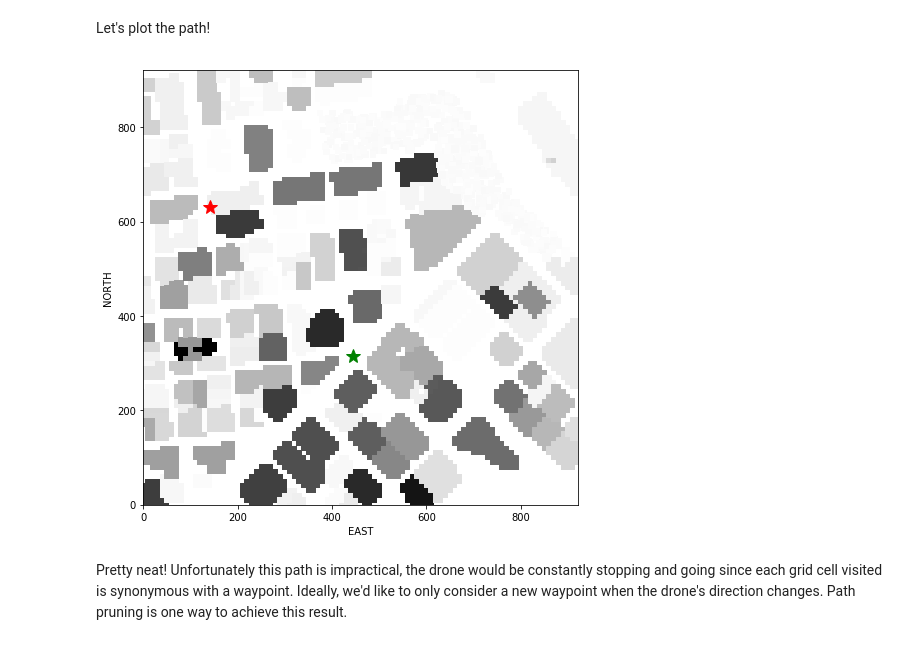
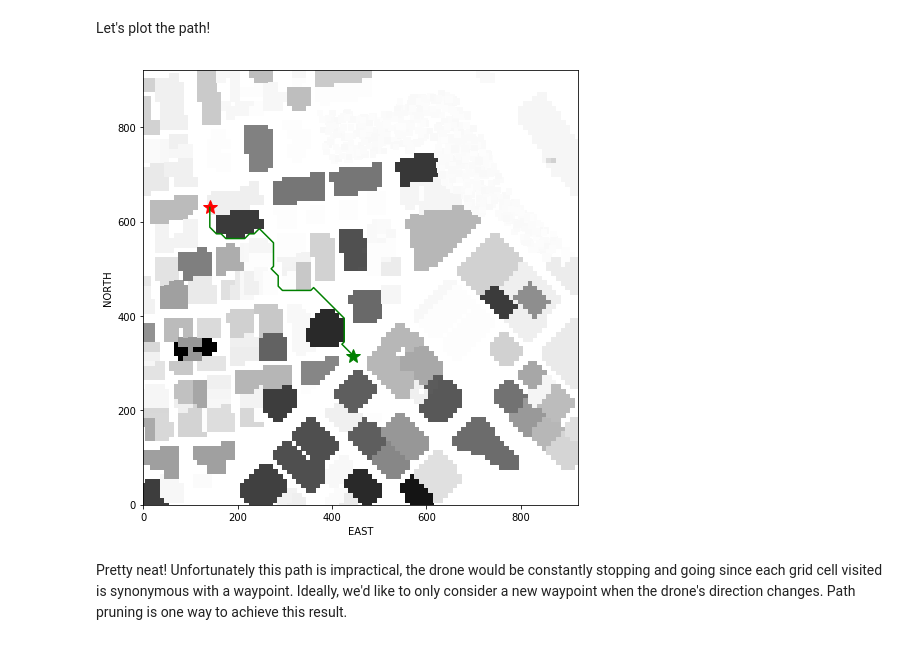
Before and after one commit to tjphoton/FCND, a Jupyter notebook: FCND-P2-Motion-Planning/Grid_Visualization.ipynb, the cells around one changed output. Drawn from its saved outputs; the diff is of its cells as text; code cells hidden in the pictures.

Commit message:
add path following picture

```diff
--- a/FCND-P2-Motion-Planning/Grid_Visualization.ipynb
+++ b/FCND-P2-Motion-Planning/Grid_Visualization.ipynb
@@ -88,19 +88,19 @@ Let's plot the path!
 # %%
 plt.imshow(grid, cmap='Greys', origin='lower')
 
 # For the purposes of the visual the east coordinate lay along
 # the x-axis and the north coordinates long the y-axis.
 plt.plot(start_ne[1], start_ne[0], 'g*', ms=15)
 plt.plot(goal_ne[1], goal_ne[0], 'r*', ms=15)
 
-# pp = np.array(path)
-# plt.plot(pp[:, 1], pp[:, 0], 'g.')
+pp = np.array(path)
+plt.plot(pp[:, 1], pp[:, 0], 'g', ms=1)
 
 plt.xlabel('EAST')
 plt.ylabel('NORTH')
 plt.show()
 # %% [output]
-[figure, old version]
+[figure, new version]
 # %% [markdown]
 Pretty neat! Unfortunately this path is impractical, the drone would be constantly stopping and going since each grid cell visited is synonymous with a waypoint. Ideally, we'd like to only consider a new waypoint when the drone's direction changes. Path pruning is one way to achieve this result.
 # %% [markdown]
```
Also changed, not shown: parts of 1 cell of this notebook, 9 other files.
